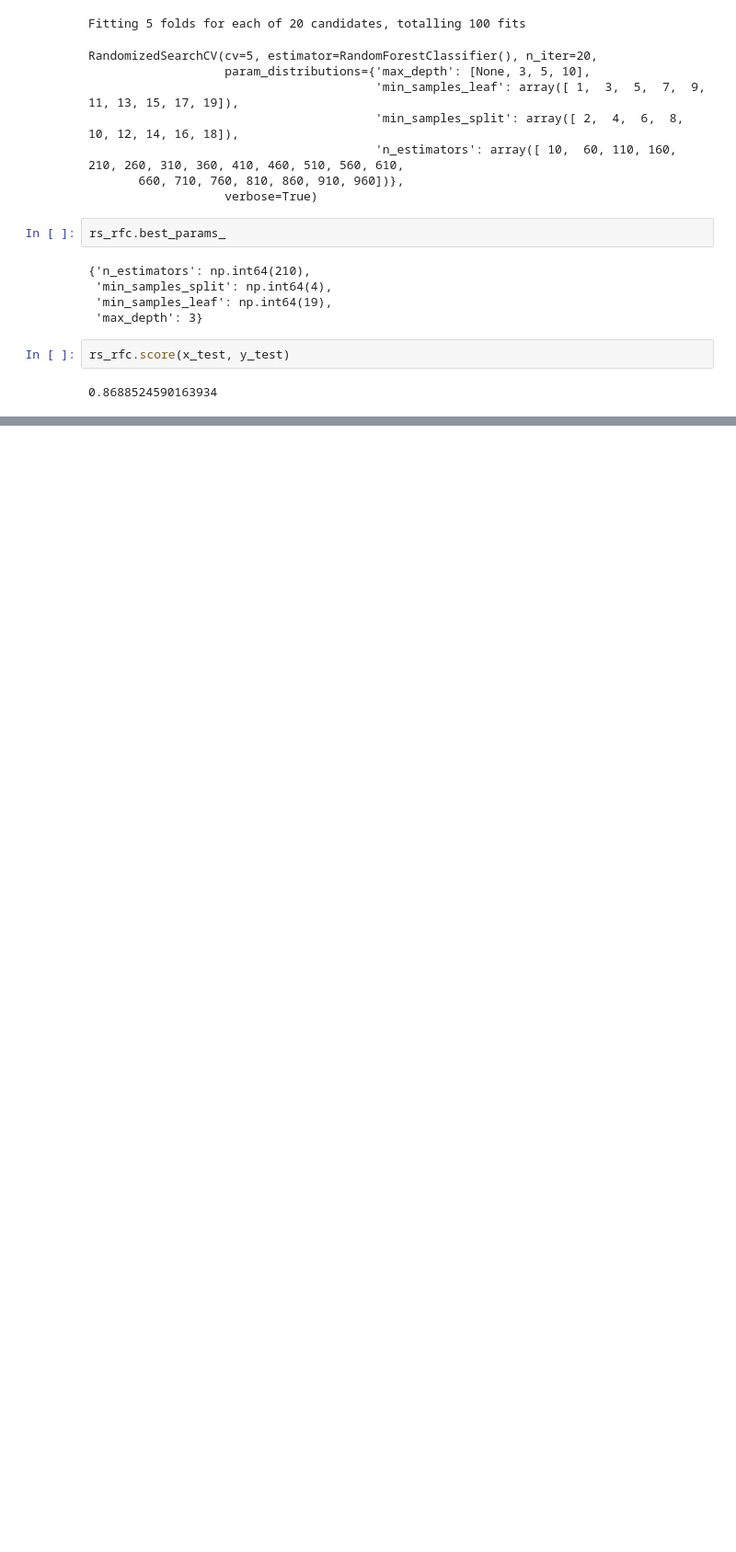
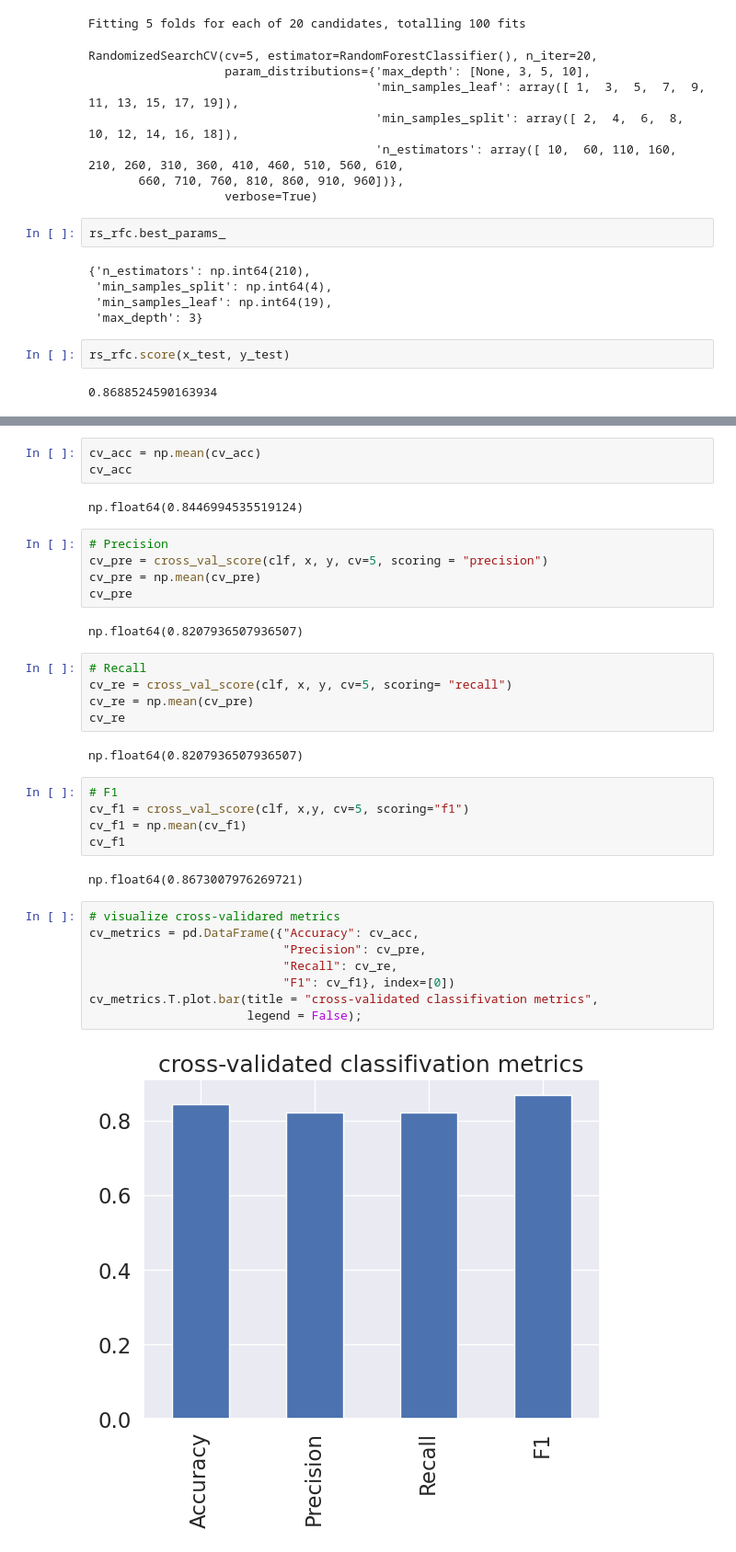
Before and after one commit to singhshahrahul/AI-ML, a Jupyter notebook: Heart_disease_project.ipynb, the cells around one changed output, grey strips where cells are left out. Shown at 92% size. Cells and saved outputs as stored; diff of their text form; blank space fills up the shorter version.

```diff
--- a/Heart_disease_project.ipynb
+++ b/Heart_disease_project.ipynb
@@ -404,0 +521,36 @@ rs_rfc.score(x_test, y_test)
+# %%
+cv_acc = np.mean(cv_acc)
+cv_acc
+# %% [output]
+np.float64(0.8446994535519124)
+# %%
+# Precision
+cv_pre = cross_val_score(clf, x, y, cv=5, scoring = "precision")
+cv_pre = np.mean(cv_pre)
+cv_pre
+# %% [output]
+np.float64(0.8207936507936507)
+# %%
+# Recall
+cv_re = cross_val_score(clf, x, y, cv=5, scoring= "recall")
+cv_re = np.mean(cv_pre)
+cv_re
+# %% [output]
+np.float64(0.8207936507936507)
+# %%
+# F1
+cv_f1 = cross_val_score(clf, x,y, cv=5, scoring="f1")
+cv_f1 = np.mean(cv_f1)
+cv_f1
+# %% [output]
+np.float64(0.8673007976269721)
+# %%
+# visualize cross-validared metrics
+cv_metrics = pd.DataFrame({"Accuracy": cv_acc,
+                           "Precision": cv_pre,
+                           "Recall": cv_re,
+                           "F1": cv_f1}, index=[0])
+cv_metrics.T.plot.bar(title = "cross-validated classifivation metrics",
+                      legend = False);
+# %% [output]
+[figure, added]
```
Also changed, not shown: parts of 31 cells of this notebook.
